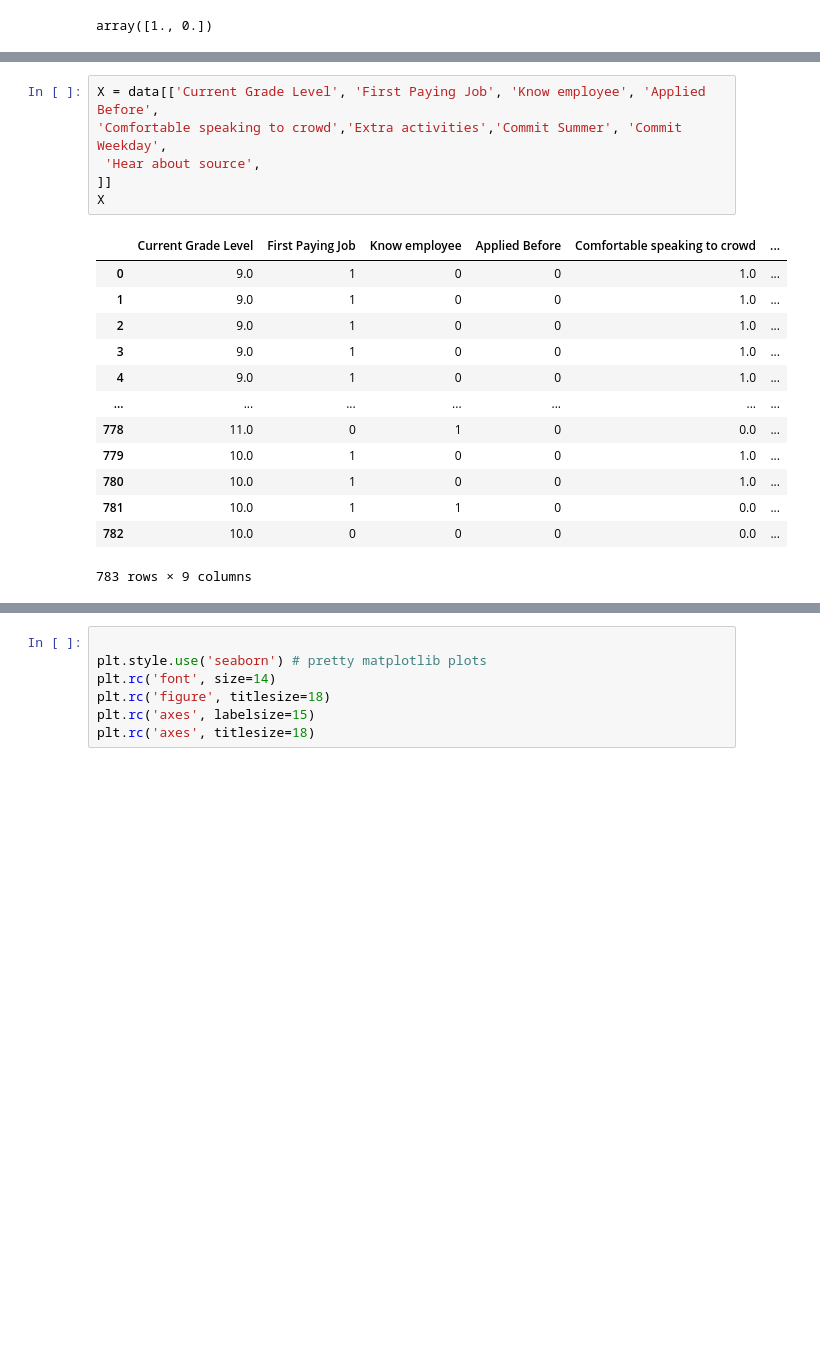
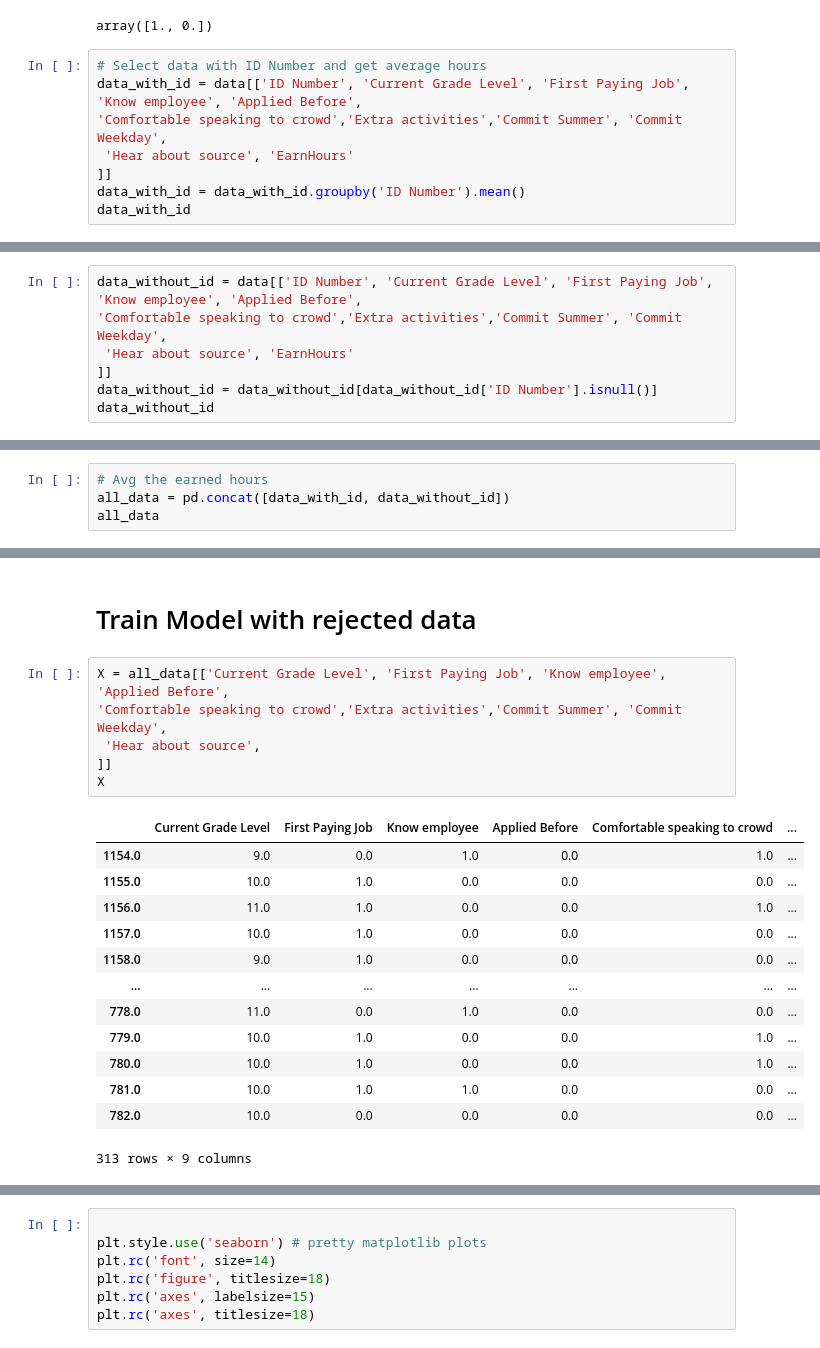
Before and after one commit to Ruthless-Raven/W.I.L.D-ZOO-CAPSTONE-, a Jupyter notebook: code/linear regression.ipynb, the cells around one changed output, grey strips where cells are left out. Cells and saved outputs as stored; diff of their text form; blank space fills up the shorter version.

```diff
--- a/code/linear regression.ipynb
+++ b/code/linear regression.ipynb
@@ -58,3 +69,11 @@ data['Comfortable speaking to crowd'] = data['Comfortable speaking to crowd'].fi
 data['Comfortable speaking to crowd'].unique()
 # %% [output]
 array([1., 0.])
+# %%
+# Select data with ID Number and get average hours
+data_with_id = data[['ID Number', 'Current Grade Level', 'First Paying Job', 'Know employee', 'Applied Before',
+'Comfortable speaking to crowd','Extra activities','Commit Summer', 'Commit Weekday',
+ 'Hear about source', 'EarnHours'
+]]
+data_with_id = data_with_id.groupby('ID Number').mean()
+data_with_id
@@ -60,0 +99,7 @@ array([1., 0.])
+# %%
+data_without_id = data[['ID Number', 'Current Grade Level', 'First Paying Job', 'Know employee', 'Applied Before',
+'Comfortable speaking to crowd','Extra activities','Commit Summer', 'Commit Weekday',
+ 'Hear about source', 'EarnHours'
+]]
+data_without_id = data_without_id[data_without_id['ID Number'].isnull()]
+data_without_id
@@ -60,0 +120,4 @@ array([1., 0.])
+# %%
+# Avg the earned hours
+all_data = pd.concat([data_with_id, data_without_id])
+all_data
@@ -61,22 +138,24 @@ array([1., 0.])
+# %% [markdown]
+# Train Model with rejected data
 # %%
-X = data[['Current Grade Level', 'First Paying Job', 'Know employee', 'Applied Before',
+X = all_data[['Current Grade Level', 'First Paying Job', 'Know employee', 'Applied Before',
 'Comfortable speaking to crowd','Extra activities','Commit Summer', 'Commit Weekday',
  'Hear about source',
 ]]
 X
 # %% [output]
 |  | Current Grade Level | First Paying Job | Know employee | Applied Before | Comfortable speaking to crowd | ... |
-| 0 | 9.0 | 1 | 0 | 0 | 1.0 | ... |
-| 1 | 9.0 | 1 | 0 | 0 | 1.0 | ... |
-| 2 | 9.0 | 1 | 0 | 0 | 1.0 | ... |
-| 3 | 9.0 | 1 | 0 | 0 | 1.0 | ... |
-| 4 | 9.0 | 1 | 0 | 0 | 1.0 | ... |
+| 1154.0 | 9.0 | 0.0 | 1.0 | 0.0 | 1.0 | ... |
+| 1155.0 | 10.0 | 1.0 | 0.0 | 0.0 | 0.0 | ... |
+| 1156.0 | 11.0 | 1.0 | 0.0 | 0.0 | 1.0 | ... |
+| 1157.0 | 10.0 | 1.0 | 0.0 | 0.0 | 0.0 | ... |
+| 1158.0 | 9.0 | 1.0 | 0.0 | 0.0 | 0.0 | ... |
 | ... | ... | ... | ... | ... | ... | ... |
-| 778 | 11.0 | 0 | 1 | 0 | 0.0 | ... |
-| 779 | 10.0 | 1 | 0 | 0 | 1.0 | ... |
-| 780 | 10.0 | 1 | 0 | 0 | 1.0 | ... |
-| 781 | 10.0 | 1 | 1 | 0 | 0.0 | ... |
-| 782 | 10.0 | 0 | 0 | 0 | 0.0 | ... |
+| 778.0 | 11.0 | 0.0 | 1.0 | 0.0 | 0.0 | ... |
+| 779.0 | 10.0 | 1.0 | 0.0 | 0.0 | 1.0 | ... |
+| 780.0 | 10.0 | 1.0 | 0.0 | 0.0 | 1.0 | ... |
+| 781.0 | 10.0 | 1.0 | 1.0 | 0.0 | 0.0 | ... |
+| 782.0 | 10.0 | 0.0 | 0.0 | 0.0 | 0.0 | ... |
-783 rows × 9 columns
+313 rows × 9 columns
 # %%
 
```
Also changed, not shown: parts of 23 cells of this notebook.
